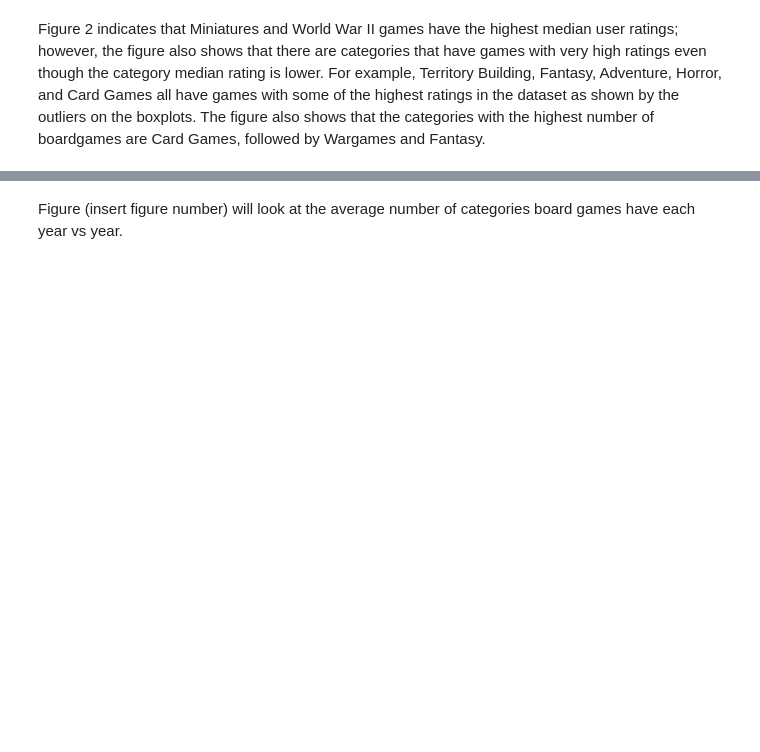
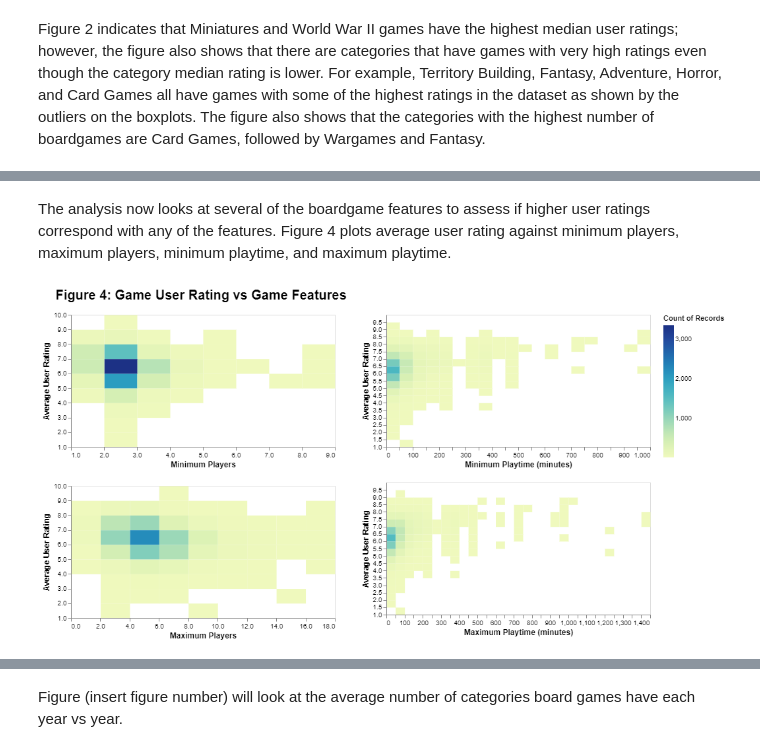
Before and after one commit to ubco-mds-2020-labs/data-550-project2-group-14, a Jupyter notebook: boardgame_EDA.ipynb, the cells around one changed output, grey strips where cells are left out. Saved outputs shown, nothing was run; the diff lists cells and outputs as text; code cells hidden in the pictures; blank space fills up the shorter version.

Commit message:
add figure4 and summary

```diff
--- a/boardgame_EDA.ipynb
+++ b/boardgame_EDA.ipynb
@@ -192,3 +182,10 @@ features_df_3 = features_df_2[(features_df_2['min_playtime'] <= 1000) & (feature
+# %%
+# removing outliers from game features (min/max players etc)
+features_df = boardgame_data.copy()
+features_df = features_df[(features_df['max_players'] < 20) & (features_df['max_players'] > 0) & (features_df['min_players'] > 0)]
+features_df = features_df[(features_df['min_playtime'] <= 1000) & (features_df['max_playtime'] <= 2000)]
+features_df.max_players = features_df.max_players.astype(int)
+features_df.min_players = features_df.min_players.astype(int)
 # %%
 number_of_categories = boardgame_data.copy()
 number_of_mechanics = boardgame_data.copy()
@@ -357,27 +328,59 @@ cha | chb
+# %% [markdown]
+The analysis now looks at several of the boardgame features to assess if higher user ratings correspond with any of the features. Figure 4 plots average user rating against minimum players, maximum players, minimum playtime, and maximum playtime.
 # %%
-# potentially do something like this - another option is doing two heatmap plots although it's somewhat nice to be able to see the counts
+fig_height = 200
+fig_width = 400
 
-the1 = alt.Chart(features_df_3).mark_rect().encode(
-    alt.X('min_playtime', bin=alt.Bin(maxbins=40)),
-    alt.Y('average_rating', bin=alt.Bin(maxbins=40)),
-alt.Color('count()'))
+pa3 = (alt.Chart(features_df).mark_rect().encode(
+    alt.X('min_playtime', bin=alt.Bin(maxbins=30), title='Minimum Playtime (minutes)'),
+    alt.Y('average_rating', bin=alt.Bin(maxbins=30), title='Average User Rating',
+    scale=alt.Scale(domain=(1, 10))),
+    alt.Color('count()')
+).properties(
+    width=fig_width,
+    height=fig_height
+))
 
-the2 = alt.Chart(features_df_3).mark_rect().encode(
-    alt.X('max_playtime', bin=alt.Bin(maxbins=40)),
-    alt.Y('average_rating', bin=alt.Bin(maxbins=40)),
-alt.Color('count()'))
+pb3 = (alt.Chart(features_df).mark_rect().encode(
+    alt.X('max_playtime', bin=alt.Bin(maxbins=30), title='Maximum Playtime (minutes)'),
+    alt.Y('average_rating', bin=alt.Bin(maxbins=30), title='Average User Rating',
+    scale=alt.Scale(domain=(1, 10))),
+    alt.Color('count()')
+).properties(
+    width=fig_width,
+    height=fig_height
+))
 
-num1 = (alt.Chart(features_df_2).mark_rect().encode(
-    alt.X('min_players', bin=alt.Bin(maxbins=10)),
-    alt.Y('average_rating', bin=alt.Bin(maxbins=10)),
-alt.Color('count()')))
+pc3 = (alt.Chart(features_df).mark_rect().encode(
+    alt.X('min_players', bin=alt.Bin(maxbins=10), title='Minimum Players'),
+    alt.Y('average_rating', bin=alt.Bin(maxbins=10), title='Average User Rating',
+    scale=alt.Scale(domain=(1, 10))),
+    alt.Color('count()')
+).properties(
+    width=fig_width,
+    height=fig_height
+).properties(
+    title=alt.TitleParams(
+        text='Figure 4: Game User Rating vs Game Features',
+        anchor='start',
+        fontSize=20,
+        dy=-10,
+        dx=20),
+    width=fig_width,
+    height=fig_height
+))
 
-num2 = (alt.Chart(features_df_2).mark_rect().encode(
-    alt.X('max_players', bin=alt.Bin(maxbins=10)),
-    alt.Y('average_rating', bin=alt.Bin(maxbins=10)),
-alt.Color('count()')))
-
-(num1 | num2) & (the1 | the2)
+pd3 = (alt.Chart(features_df).mark_rect().encode(
+    alt.X('max_players', bin=alt.Bin(maxbins=10), title='Maximum Players'),
+    alt.Y('average_rating', bin=alt.Bin(maxbins=10), title='Average User Rating',
+    scale=alt.Scale(domain=(1, 10))),
+    alt.Color('count()')
+).properties(
+    width=fig_width,
+    height=fig_height
+))
 
 
-# just playing around with plots
+((pc3 & pd3) | (pa3 & pb3)).configure_axis(titleFontSize=12)
+# %% [output]
+[figure, added]
```
Also changed, not shown: parts of 12 cells of this notebook.
